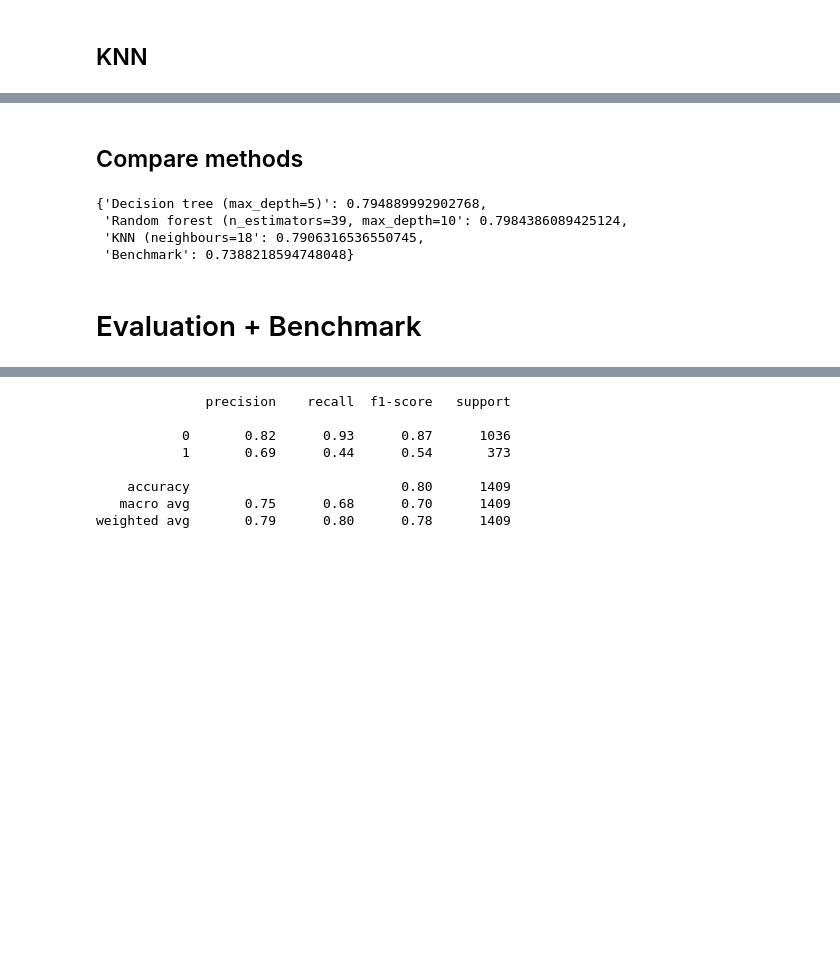
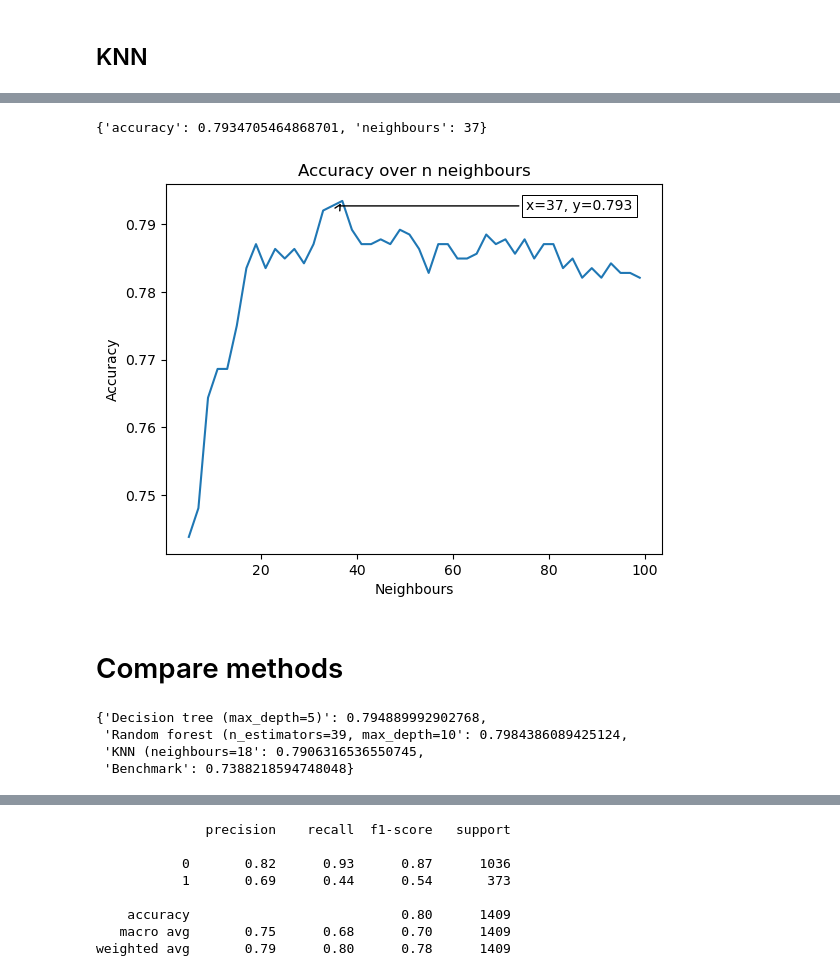
Before and after one commit to amnong21/Churn, a Jupyter notebook: Python_project.ipynb, the cells around one changed output, grey strips where cells are left out. Drawn from its saved outputs; the diff is of its cells as text; code cells hidden in the pictures; blank space fills up the shorter version.

```diff
--- a/Python_project.ipynb
+++ b/Python_project.ipynb
@@ -583,6 +600,9 @@ dfc.knn()
 # %%
-d = dfc.compare_knn(5,30, draw=True)
+d = dfc.compare_knn(range(5,100,2), draw=True)
 d
+# %% [output]
+{'accuracy': 0.7934705464868701, 'neighbours': 37}
+[figure, added]
 # %% [markdown]
-## Compare methods
+# Compare methods
 # %%
@@ -600,2 +628,0 @@ g
-# %% [markdown]
-# Evaluation + Benchmark
```
Also changed, not shown: parts of 24 cells of this notebook.
